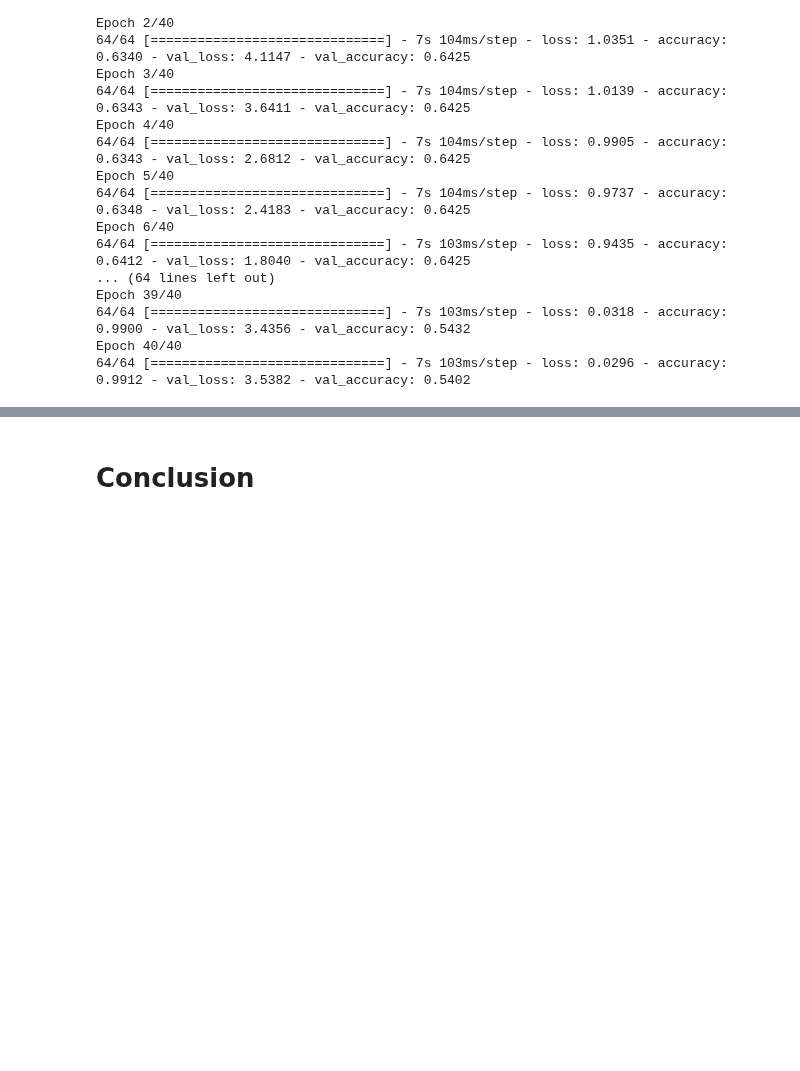
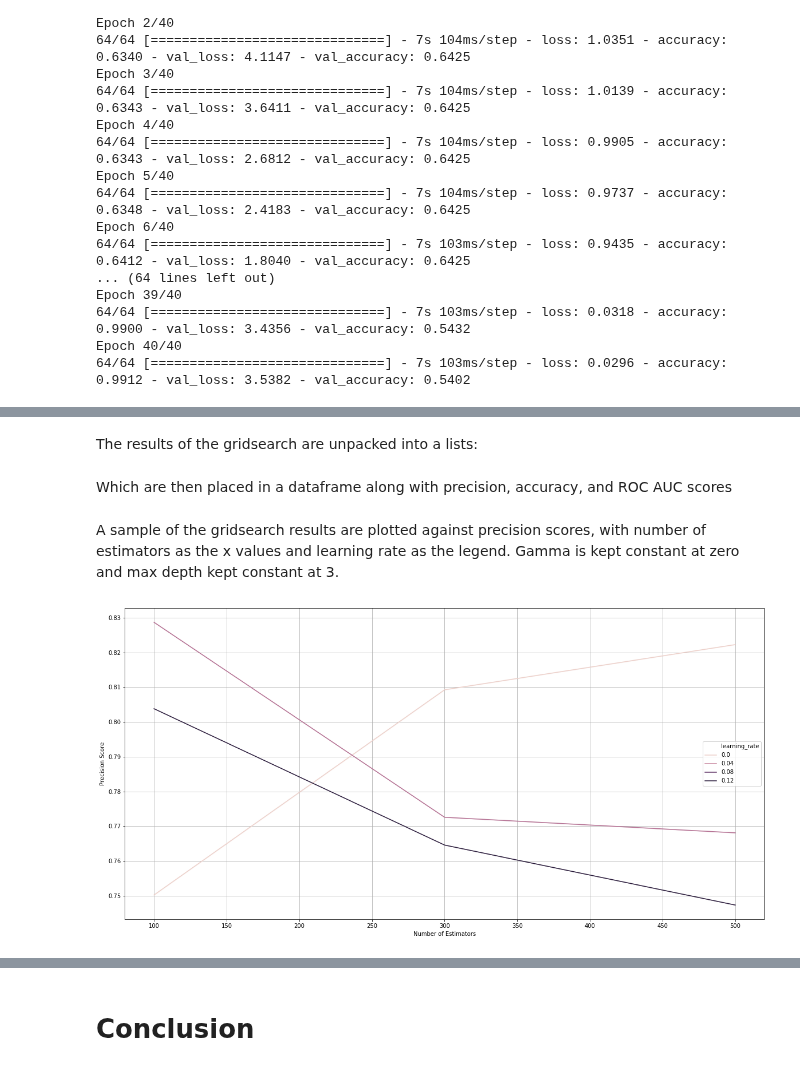
Before and after one commit to alireza-alizadegan/e-commerce-Sales, a Jupyter notebook: Sentiment Analysis.ipynb, the cells around one changed output, grey strips where cells are left out. Cells and saved outputs as stored; diff of their text form; code cells hidden in the pictures; blank space fills up the shorter version.

```diff
--- a/Sentiment Analysis.ipynb
+++ b/Sentiment Analysis.ipynb
@@ -1959,0 +2232,39 @@ Epoch 40/40
+# %%
+bestXGB, precisionXGB, gridXGB = ModelGridSearch(XGBClassifier(),XGBparams)
+# %% [markdown]
+The results of the gridsearch are unpacked into a lists:
+# %%
+gamma_vals = []
+learning_rate = []
+max_depth = []
+n_estimators = []
+
+for i in range(0,len(gridXGB['params'])):
+    gamma_vals.append(gridXGB['params'][i]['model__gamma'])
+    learning_rate.append(gridXGB['params'][i]['model__learning_rate'])
+    n_estimators.append(gridXGB['params'][i]['model__n_estimators'])
+    max_depth.append(gridXGB['params'][i]['model__max_depth'])
+# %% [markdown]
+Which are then placed in a dataframe along with precision, accuracy, and ROC AUC scores
+# %%
+XGB_results = pd.DataFrame({'gamma':gamma_vals,
+                            'learning_rate':learning_rate,
+                            'max_depth':max_depth,
+                            'n_estimators':n_estimators,
+                            'precision':gridXGB['mean_test_precision'],
+                            'accuracy':gridXGB['mean_test_accuracy'],
+                            'roc-auc':gridXGB['mean_test_roc_auc']})
+# %% [markdown]
+A sample of the gridsearch results are plotted against precision scores, with number of estimators as the x values and learning rate as the legend. Gamma is kept constant at zero and max depth kept constant at 3.
+# %%
+plt.figure(figsize=(20,10))
+sns.lineplot(data=XGB_results[(XGB_results['gamma']==0) & (XGB_results['max_depth']==3)],
+             x='n_estimators',
+             y='precision',
+             hue='learning_rate')
+plt.xlabel('Number of Estimators')
+plt.ylabel('Precision Score')
+plt.grid()
+plt.show()
+# %% [output]
+[figure, added]
```
Also changed, not shown: parts of 69 cells of this notebook.
